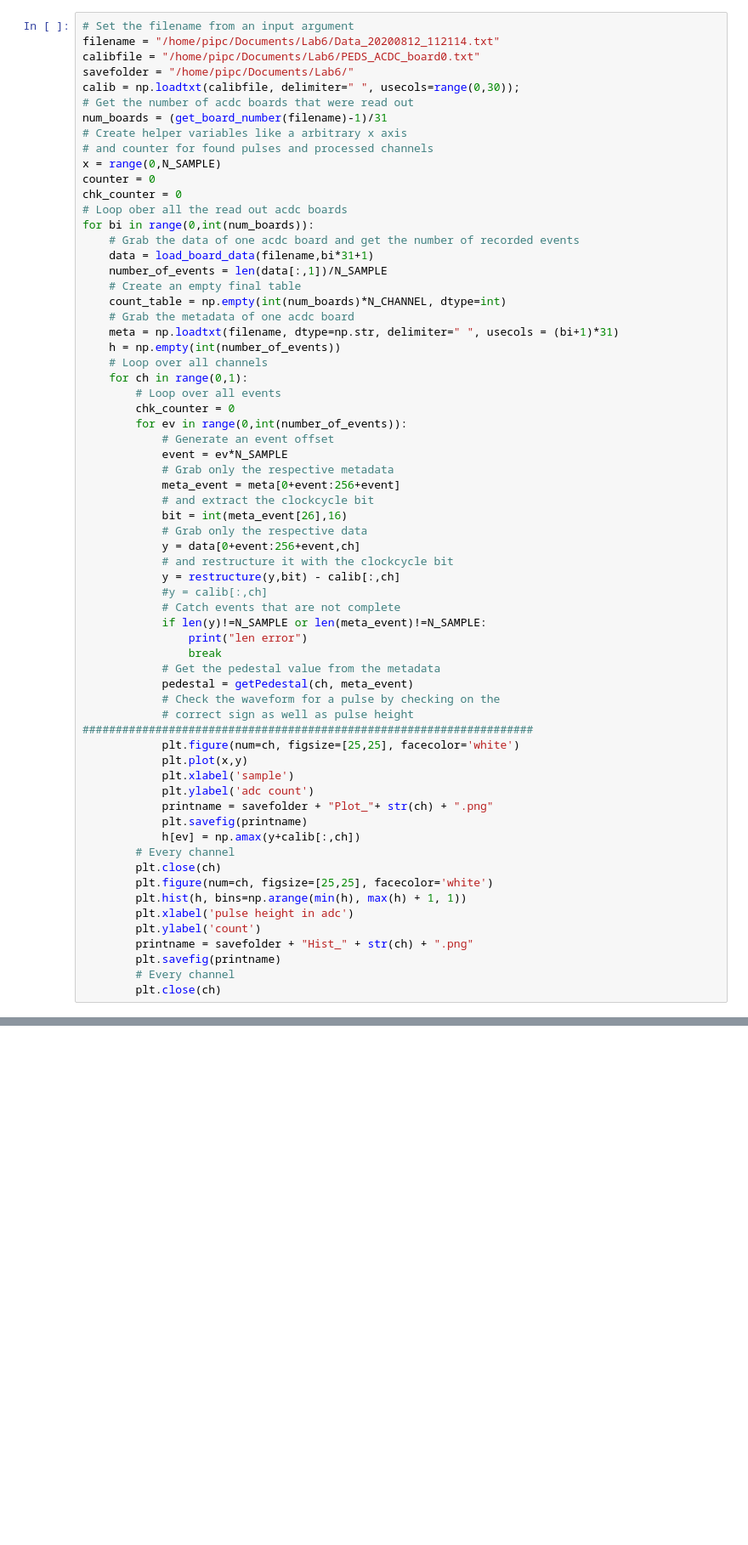
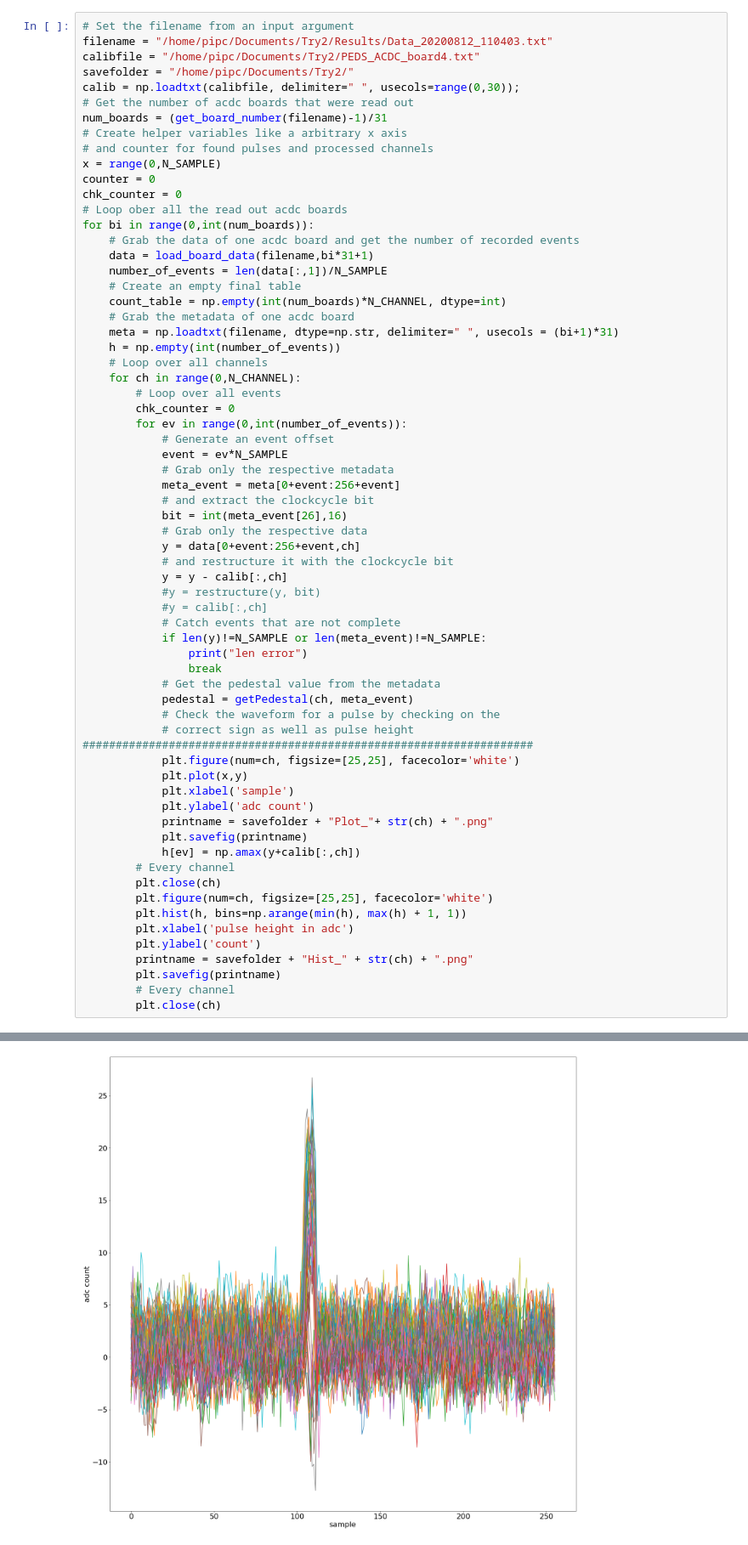
Before and after one commit to lappd-daq/acdc-daq-revc, a Jupyter notebook: analysis/Untitled.ipynb, the cells around one changed output, grey strips where cells are left out. Shown at 85% size. Cells and saved outputs as stored; diff of their text form; blank space fills up the shorter version.

```diff
--- a/analysis/Untitled.ipynb
+++ b/analysis/Untitled.ipynb
@@ -144,9 +144,9 @@ def checkWidth(data, pedestal):
     return checkMark
 # %%
 # Set the filename from an input argument
-filename = "/home/pipc/Documents/Lab6/Data_20200812_112114.txt"
-calibfile = "/home/pipc/Documents/Lab6/PEDS_ACDC_board0.txt"
-savefolder = "/home/pipc/Documents/Lab6/"
+filename = "/home/pipc/Documents/Try2/Results/Data_20200812_110403.txt"
+calibfile = "/home/pipc/Documents/Try2/PEDS_ACDC_board4.txt"
+savefolder = "/home/pipc/Documents/Try2/"
 calib = np.loadtxt(calibfile, delimiter=" ", usecols=range(0,30));
 # Get the number of acdc boards that were read out
 num_boards = (get_board_number(filename)-1)/31
@@ -166,7 +166,7 @@ for bi in range(0,int(num_boards)):
     meta = np.loadtxt(filename, dtype=np.str, delimiter=" ", usecols = (bi+1)*31)
     h = np.empty(int(number_of_events))
     # Loop over all channels
-    for ch in range(0,1):
+    for ch in range(0,N_CHANNEL):
         # Loop over all events
         chk_counter = 0
         for ev in range(0,int(number_of_events)):
@@ -179,7 +179,8 @@ for bi in range(0,int(num_boards)):
             # Grab only the respective data
             y = data[0+event:256+event,ch]
             # and restructure it with the clockcycle bit
-            y = restructure(y,bit) - calib[:,ch]
+            y = y - calib[:,ch]
+            #y = restructure(y, bit)
             #y = calib[:,ch]
             # Catch events that are not complete
             if len(y)!=N_SAMPLE or len(meta_event)!=N_SAMPLE:
@@ -207,3 +208,4 @@ for bi in range(0,int(num_boards)):
         plt.savefig(printname)
         # Every channel
         plt.close(ch)
+# %% [output]
@@ -209,0 +213 @@ for bi in range(0,int(num_boards)):
+[figure, added]
```
Also changed, not shown: parts of 1 cell of this notebook, 4 other files.
